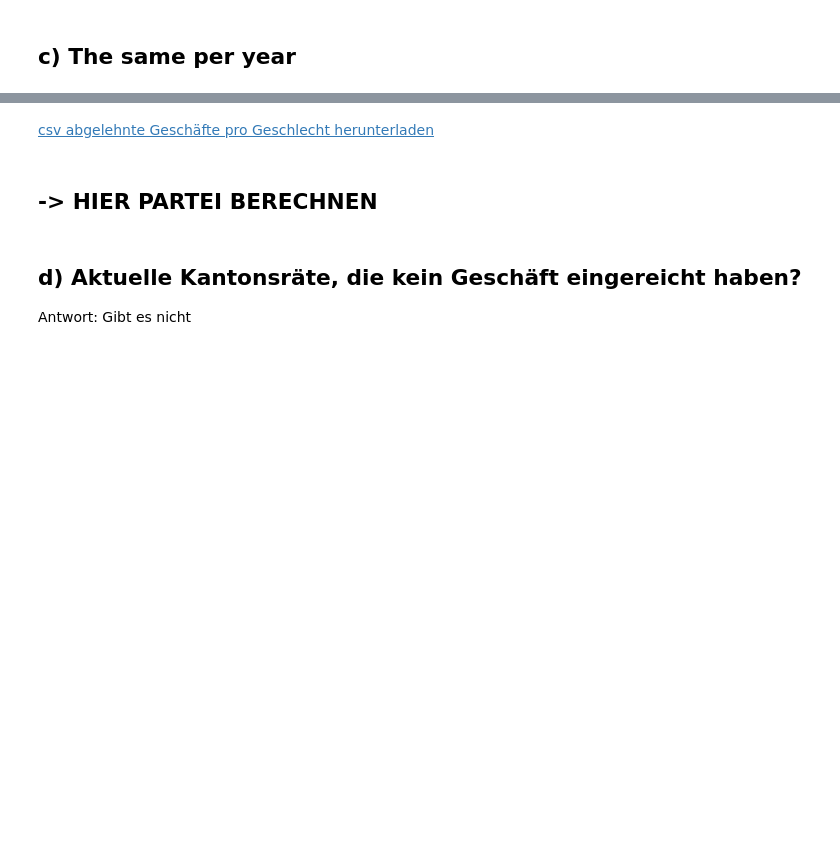
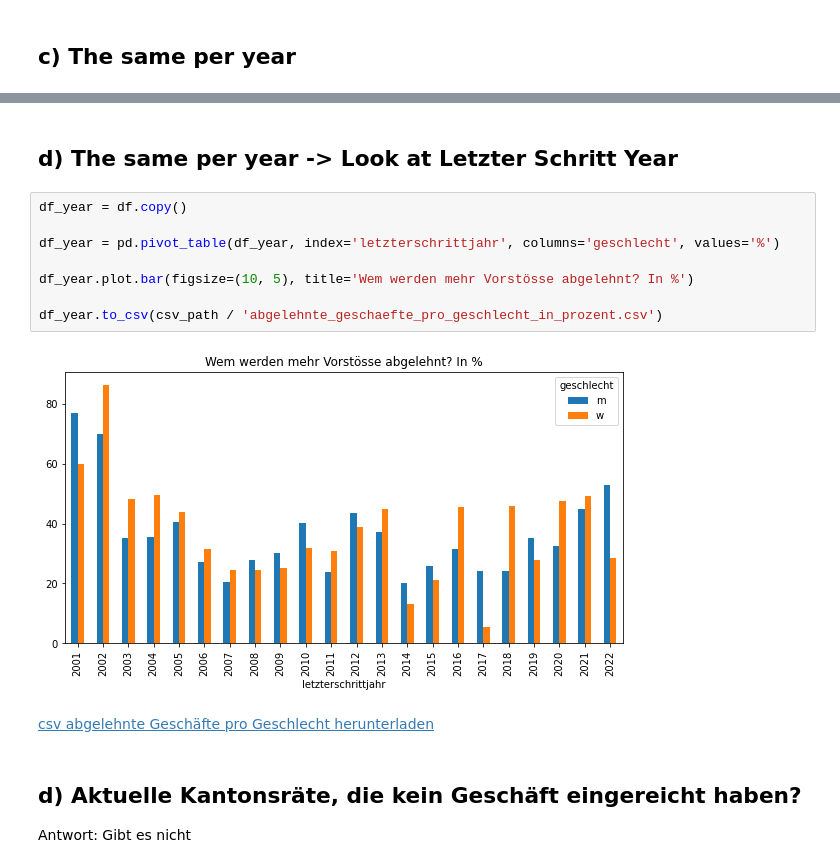
Before and after one commit to simonhuwiler/nzz_zh_kantonsrat, a Jupyter notebook: src/7_geschaefte_analyse.ipynb, the cells around one changed output, grey strips where cells are left out. Drawn from its saved outputs; the diff is of its cells as text; blank space fills up the shorter version.

```diff
--- a/src/7_geschaefte_analyse.ipynb
+++ b/src/7_geschaefte_analyse.ipynb
@@ -275,7 +279,17 @@ df_year.to_csv(csv_path / 'abgelehnte_geschaefte_pro_geschlecht_in_prozent.csv')
+# %% [markdown]
+## d) The same per year -> Look at Letzter Schritt Year
+# %%
+df_year = df.copy()
+
+df_year = pd.pivot_table(df_year, index='letzterschrittjahr', columns='geschlecht', values='%')
+
+df_year.plot.bar(figsize=(10, 5), title='Wem werden mehr Vorstösse abgelehnt? In %')
+
+df_year.to_csv(csv_path / 'abgelehnte_geschaefte_pro_geschlecht_in_prozent.csv')
+# %% [output]
+[figure, added]
 # %% [markdown]
 [csv abgelehnte Geschäfte pro Geschlecht herunterladen](../export/csv_for_infographics/abgelehnte_geschaefte_pro_geschlecht_in_prozent.csv)
-# %% [markdown]
-## -> HIER PARTEI BERECHNEN
 # %% [markdown]
 ## d) Aktuelle Kantonsräte, die kein Geschäft eingereicht haben?
 Antwort: Gibt es nicht
```
Also changed, not shown: parts of 4 cells of this notebook, 2 other files.
